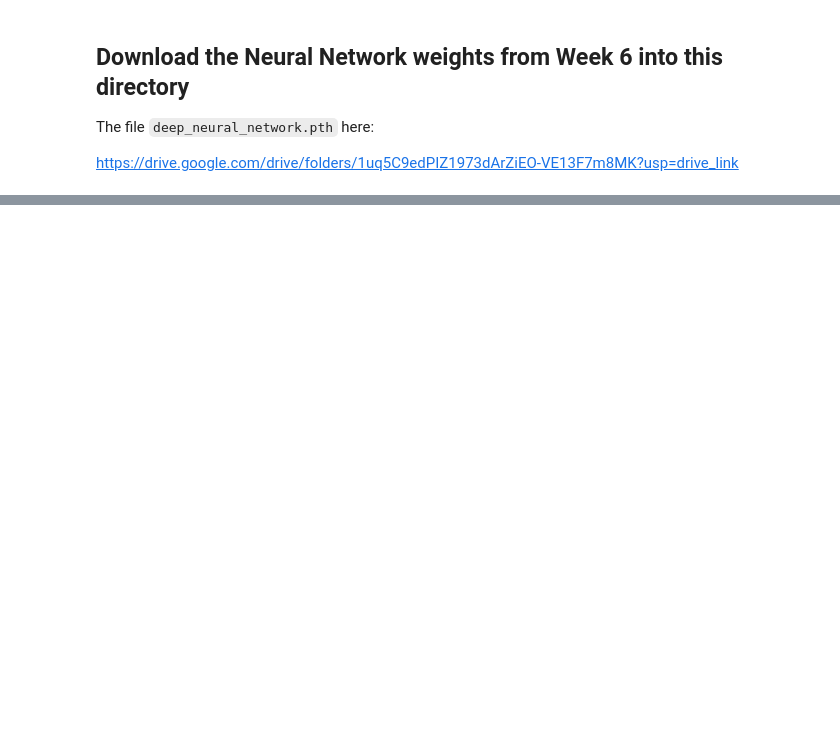
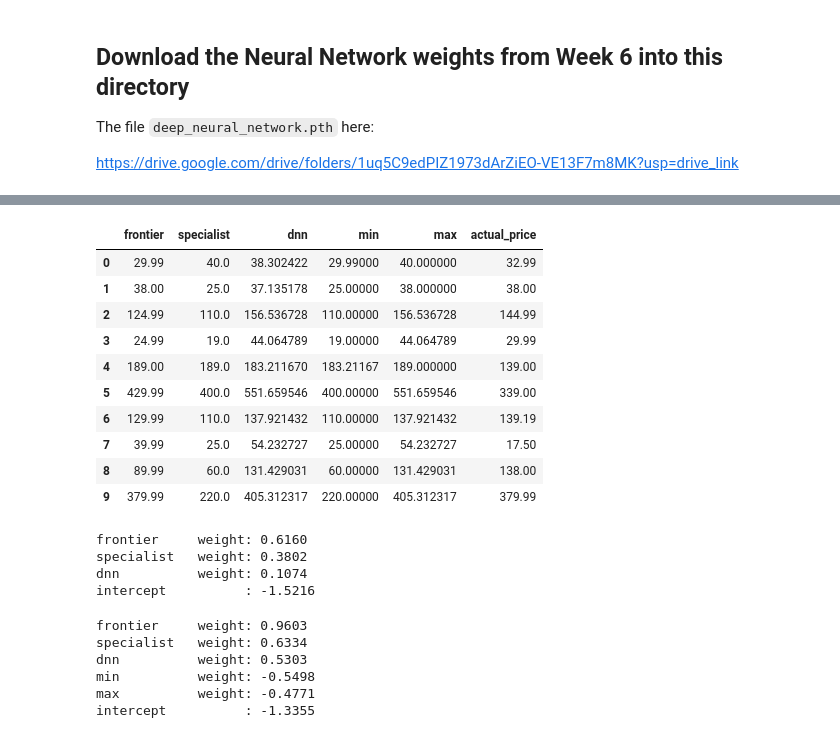
Before and after one commit to JayR1031/llm_engineering, a Jupyter notebook: week8/day2.ipynb, the cells around one changed output, grey strips where cells are left out. Saved outputs shown, nothing was run; the diff lists cells and outputs as text; code cells hidden in the pictures; blank space fills up the shorter version.

```diff
--- a/week8/day2.ipynb
+++ b/week8/day2.ipynb
@@ -263,0 +354,68 @@ evaluate(ensemble, test)
+# %%
+import pandas as pd
+from concurrent.futures import ThreadPoolExecutor
+
+def get_val_features(item):
+    frontier_pred = get_price(gpt_5__1_rag(item))
+    specialist_pred = specialist(item)
+    dnn_pred = deep_neural_network(item)
+    return {
+        "frontier": frontier_pred,
+        "specialist": specialist_pred,
+        "dnn": dnn_pred,
+        "min": min(frontier_pred, specialist_pred, dnn_pred),
+        "max": max(frontier_pred, specialist_pred, dnn_pred),
+        "actual_price": item.price,
+    }
+
+val_subset = val[:200]
+with ThreadPoolExecutor(max_workers=5) as pool:
+    rows = list(tqdm(pool.map(get_val_features, val_subset), total=len(val_subset)))
+
+df_val = pd.DataFrame(rows)
+df_val.head(10)
+# %% [output]
+|  | frontier | specialist | dnn | min | max | actual_price |
+| 0 | 29.99 | 40.0 | 38.302422 | 29.99000 | 40.000000 | 32.99 |
+| 1 | 38.00 | 25.0 | 37.135178 | 25.00000 | 38.000000 | 38.00 |
+| 2 | 124.99 | 110.0 | 156.536728 | 110.00000 | 156.536728 | 144.99 |
+| 3 | 24.99 | 19.0 | 44.064789 | 19.00000 | 44.064789 | 29.99 |
+| 4 | 189.00 | 189.0 | 183.211670 | 183.21167 | 189.000000 | 139.00 |
+| 5 | 429.99 | 400.0 | 551.659546 | 400.00000 | 551.659546 | 339.00 |
+| 6 | 129.99 | 110.0 | 137.921432 | 110.00000 | 137.921432 | 139.19 |
+| 7 | 39.99 | 25.0 | 54.232727 | 25.00000 | 54.232727 | 17.50 |
+| 8 | 89.99 | 60.0 | 131.429031 | 60.00000 | 131.429031 | 138.00 |
+| 9 | 379.99 | 220.0 | 405.312317 | 220.00000 | 405.312317 | 379.99 |
+# %%
+from sklearn.linear_model import LinearRegression
+
+feature_cols = ["frontier", "specialist", "dnn"]
+X_val = df_val[feature_cols]
+y_val = df_val["actual_price"]
+
+lr_simple = LinearRegression()
+lr_simple.fit(X_val, y_val)
+
+for name, weight in zip(feature_cols, lr_simple.coef_):
+    print(f"{name:12s} weight: {weight:.4f}")
+print(f"{'intercept':12s}       : {lr_simple.intercept_:.4f}")
+# %% [output]
+frontier     weight: 0.6160
+specialist   weight: 0.3802
+dnn          weight: 0.1074
+intercept          : -1.5216
+# %%
+rich_cols = ["frontier", "specialist", "dnn", "min", "max"]
+lr_rich = LinearRegression()
+lr_rich.fit(df_val[rich_cols], y_val)
+
+for name, weight in zip(rich_cols, lr_rich.coef_):
+    print(f"{name:12s} weight: {weight:.4f}")
+print(f"{'intercept':12s}       : {lr_rich.intercept_:.4f}")
+# %% [output]
+frontier     weight: 0.9603
+specialist   weight: 0.6334
+dnn          weight: 0.5303
+min          weight: -0.5498
+max          weight: -0.4771
+intercept          : -1.3355
```
Also changed, not shown: parts of 20 cells of this notebook, 10 other files.
